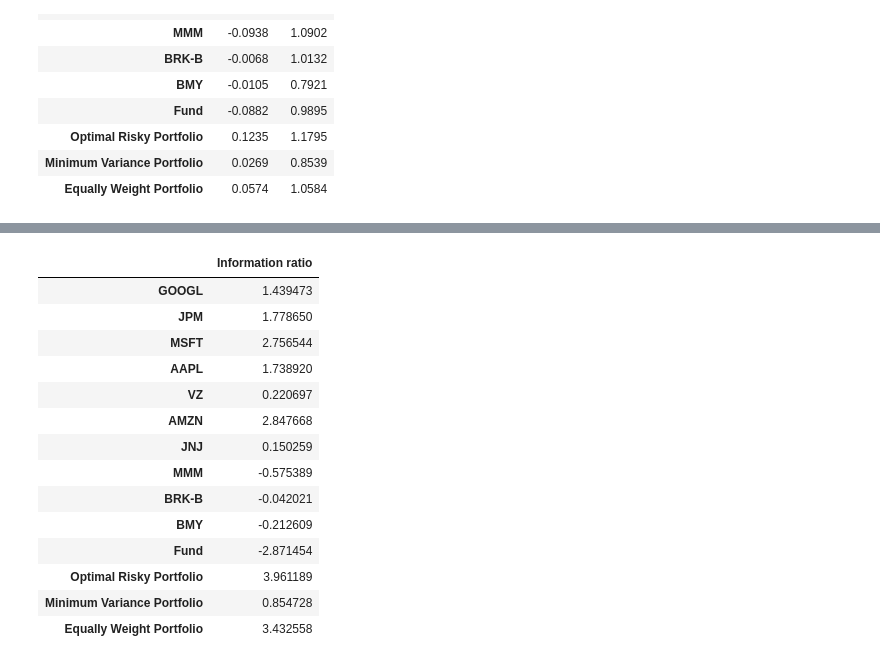
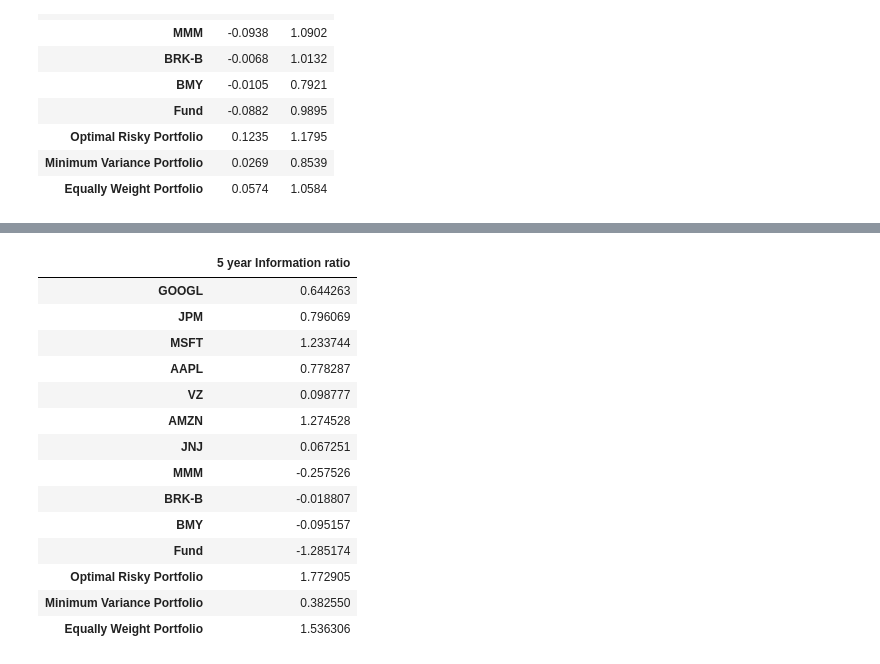
Before and after one commit to AndyCheungSZU/Portfolio-Management-Coursework, a Jupyter notebook: alpha, beta, r-square, information ratio(Based on Russell 1000).ipynb, the cells around one changed output, grey strips where cells are left out. Drawn from its saved outputs; the diff is of its cells as text; code cells hidden in the pictures.

```diff
--- a/alpha, beta, r-square, information ratio(Based on Russell 1000).ipynb
+++ b/alpha, beta, r-square, information ratio(Based on Russell 1000).ipynb
@@ -149,16 +160,16 @@ AB_3y
 | Equally Weight Portfolio | 0.0574 | 1.0584 |
 # %%
 # Tracking return
-TR = []
+TR_5y = []
 
 for asset in Cols:
     tr = Daily_return.loc[:, asset] - Daily_return.iloc[:, -1]
-    TR.append(tr)
+    TR_5y.append(tr)
 
-TR_T = pd.DataFrame(TR)
-TR = TR_T.T
-TR.columns = Cols
-TR.head()
+TR_5y_T = pd.DataFrame(TR_5y)
+TR_5y = TR_5y_T.T
+TR_5y.columns = Cols
+TR_5y.head()
 # %% [output]
 |  | GOOGL | JPM | MSFT | AAPL | VZ | AMZN | JNJ | MMM | BRK-B | BMY | Fund | ... |
 | Date |  |  |  |  |  |  |  |  |  |  |  | ... |
@@ -168,23 +179,23 @@ TR.head()
 | 2015-01-07 | -0.014591 | -0.010124 | 0.001055 | 0.002372 | -0.018103 | -0.001050 | 0.010426 | -0.004401 | 0.002243 | 0.001346 | 0.000532 | ... |
 | 2015-01-08 | -0.014211 | 0.004651 | 0.011723 | 0.020727 | 0.003738 | -0.010859 | -0.009833 | 0.006272 | -0.000971 | 0.007288 | -0.001113 | ... |
 # %%
-information_ratio = np.sqrt(len(TR)) * TR.mean() / TR.std()
+information_ratio_5y = np.sqrt(252) * TR_5y.mean() / TR_5y.std()
 
-INR = pd.DataFrame(information_ratio, columns=['Information ratio'])
-INR
+INR_5y = pd.DataFrame(information_ratio_5y, columns=['5 year Information ratio'])
+INR_5y
 # %% [output]
-|  | Information ratio |
-| GOOGL | 1.439473 |
-| JPM | 1.778650 |
-| MSFT | 2.756544 |
-| AAPL | 1.738920 |
-| VZ | 0.220697 |
-| AMZN | 2.847668 |
-| JNJ | 0.150259 |
-| MMM | -0.575389 |
-| BRK-B | -0.042021 |
-| BMY | -0.212609 |
-| Fund | -2.871454 |
-| Optimal Risky Portfolio | 3.961189 |
-| Minimum Variance Portfolio | 0.854728 |
-| Equally Weight Portfolio | 3.432558 |
+|  | 5 year Information ratio |
+| GOOGL | 0.644263 |
+| JPM | 0.796069 |
+| MSFT | 1.233744 |
+| AAPL | 0.778287 |
+| VZ | 0.098777 |
+| AMZN | 1.274528 |
+| JNJ | 0.067251 |
+| MMM | -0.257526 |
+| BRK-B | -0.018807 |
+| BMY | -0.095157 |
+| Fund | -1.285174 |
+| Optimal Risky Portfolio | 1.772905 |
+| Minimum Variance Portfolio | 0.382550 |
+| Equally Weight Portfolio | 1.536306 |
```
Also changed, not shown: parts of 8 cells of this notebook.
